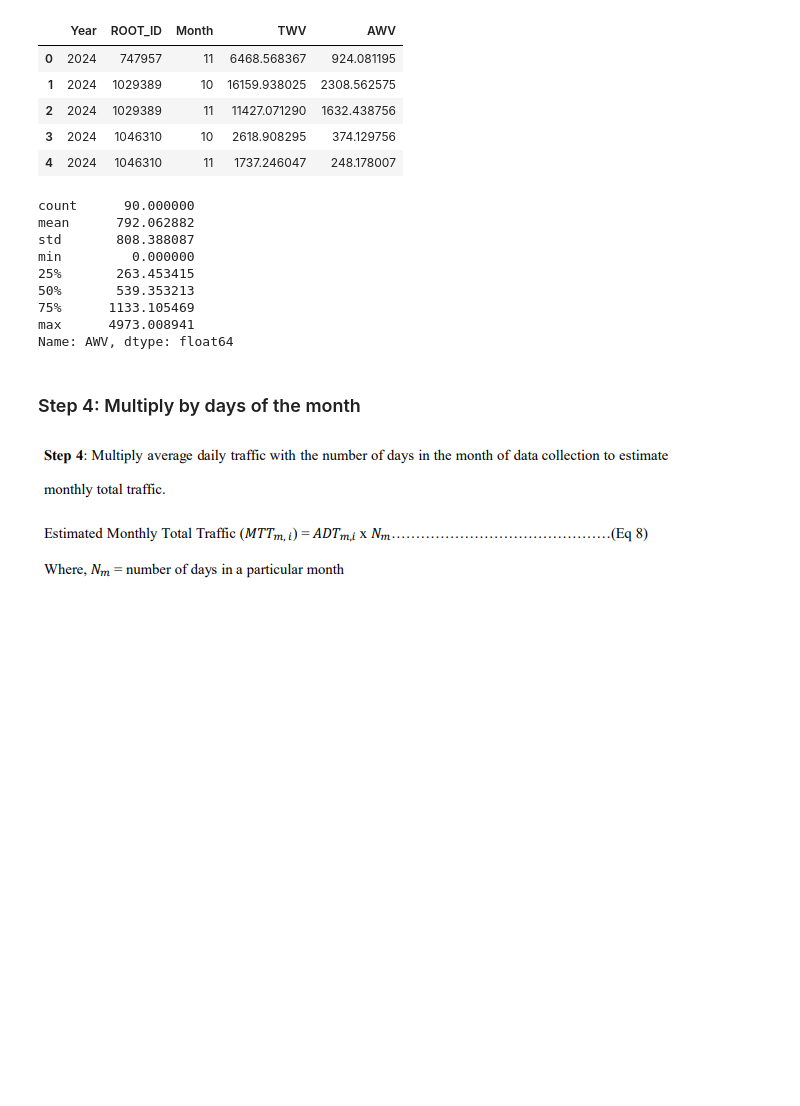
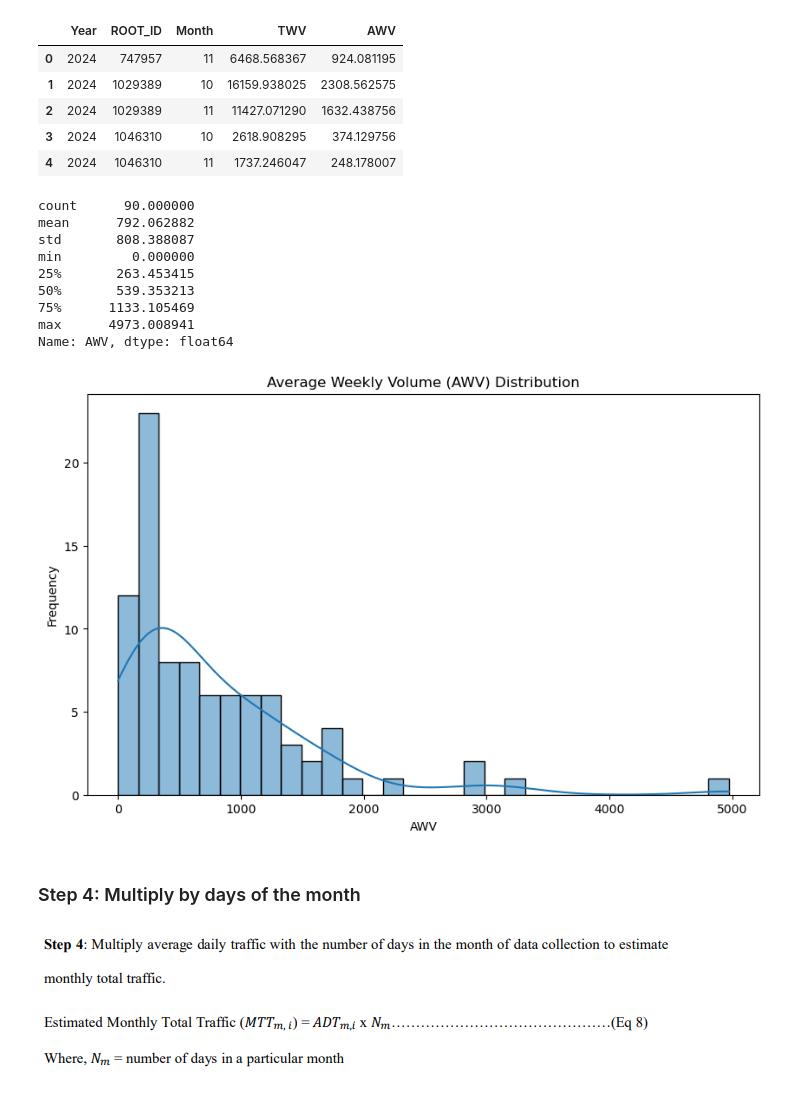
Before and after one commit to cyclingMoritz/250MUM006, a Jupyter notebook: notebooks/015-luca_expansion_factors_application-bicizen.ipynb, the cells around one changed output. Saved outputs shown, nothing was run; the diff lists cells and outputs as text; code cells hidden in the pictures; blank space fills up the shorter version.

```diff
--- a/notebooks/015-luca_expansion_factors_application.ipynb
+++ b/notebooks/015-luca_expansion_factors_application-bicizen.ipynb
@@ -58,3 +61,13 @@ This research developed HOD, DOW, and MOY expansion factors to impute the short-
+# %%
+# #Concat the two datasets
+# counts=pd.concat([bicizen,bacc])
+# print(counts.shape)
+# print(counts.columns)
+# counts.head()
+counts=bicizen
+# %%
+counts_weekday = counts[counts["weekday"]<5]
+counts_weekend = counts[counts["weekday"]>4]
 # %% [markdown]
 ### Step 1: Apply weekday and weekend HOD factor
 # %% [markdown]
@@ -65,7 +75,7 @@ bicizen_weekend = bicizen[bicizen["weekday"]>4]
 # %%
 # Calculate daily Volume for weekday
-# Merge bicizen_weekday data with hod_weekday factors on Year and Hour
-merged_weekday_data = pd.merge(bicizen_weekday, hod_weekday, left_on=['Year', 'Hour'], right_on=['year', 'hour'], how='inner')
+# Merge counts_weekday data with hod_weekday factors on Year and Hour
+merged_weekday_data = pd.merge(counts_weekday, hod_weekday, left_on=['Year', 'Hour'], right_on=['year', 'hour'], how='inner')
 
 # Calculate total counts for each day and ROOT_ID
 weekday_daily_counts = pd.DataFrame({'total_count': merged_weekday_data.groupby(['Year', 'Month', 'Day','weekday',  'ROOT_ID'])['Count'].sum()}).reset_index()
@@ -99,8 +109,8 @@ weekday_daily_volume
 492 rows × 6 columns
 # %%
 # Calculate daily Volume for weekend
-# Merge bicizen_weekend data with hod_weekend factors on Year and Hour
-merged_weekend_data = pd.merge(bicizen_weekend, hod_weekend, left_on=['Year', 'Hour'], right_on=['year', 'hour'], how='inner')
+# Merge counts_weekend data with hod_weekend factors on Year and Hour
+merged_weekend_data = pd.merge(counts_weekend, hod_weekend, left_on=['Year', 'Hour'], right_on=['year', 'hour'], how='inner')
 
 # Calculate total counts for each day and ROOT_ID
 weekend_daily_counts = pd.DataFrame({'total_count': merged_weekend_data.groupby(['Year', 'Month', 'Day', 'weekday', 'ROOT_ID'])['Count'].sum()}).reset_index()
@@ -224,6 +234,19 @@ min         0.000000
 75%      1133.105469
 max      4973.008941
 Name: AWV, dtype: float64
+# %%
+# Make a plot of AWV distribution
+plt.figure(figsize=(10, 6))
+
+# Plot AWV distribution
+sns.histplot(mean_weekly_volume['AWV'], bins=30, kde=True)
+plt.title('Average Weekly Volume (AWV) Distribution')
+plt.xlabel('AWV')
+plt.ylabel('Frequency')
+
+plt.show()
+# %% [output]
+[figure, added]
 # %% [markdown]
 ### Step 4: Multiply by days of the month
 # %% [markdown]
```
Also changed, not shown: parts of 9 cells of this notebook, 1 other file.
